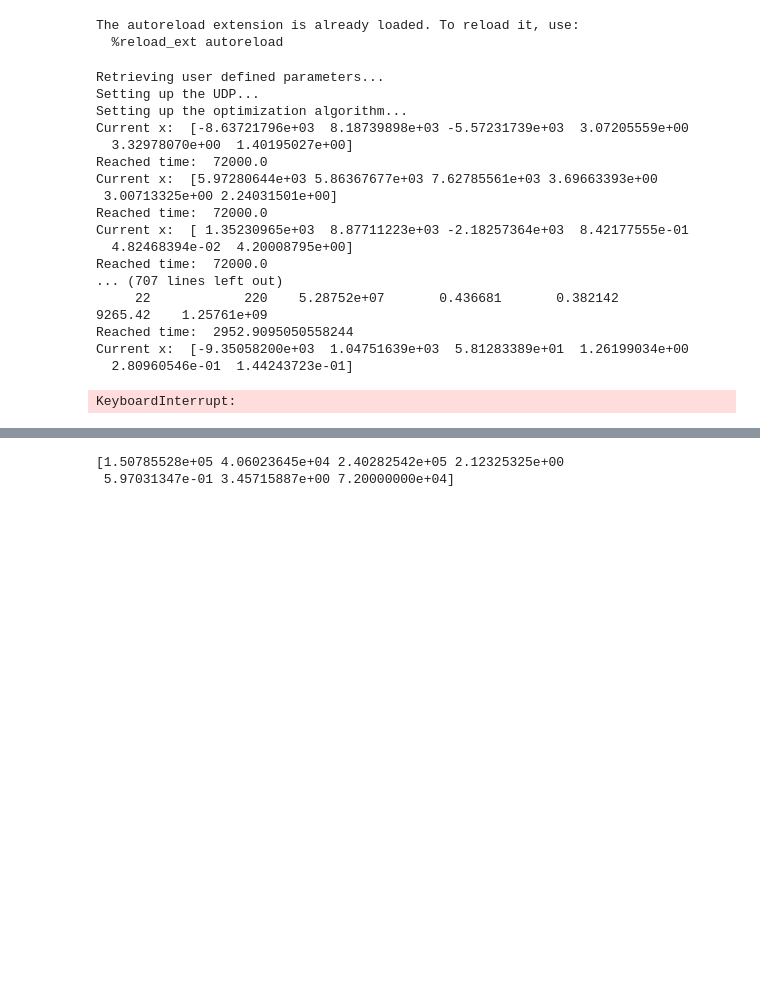
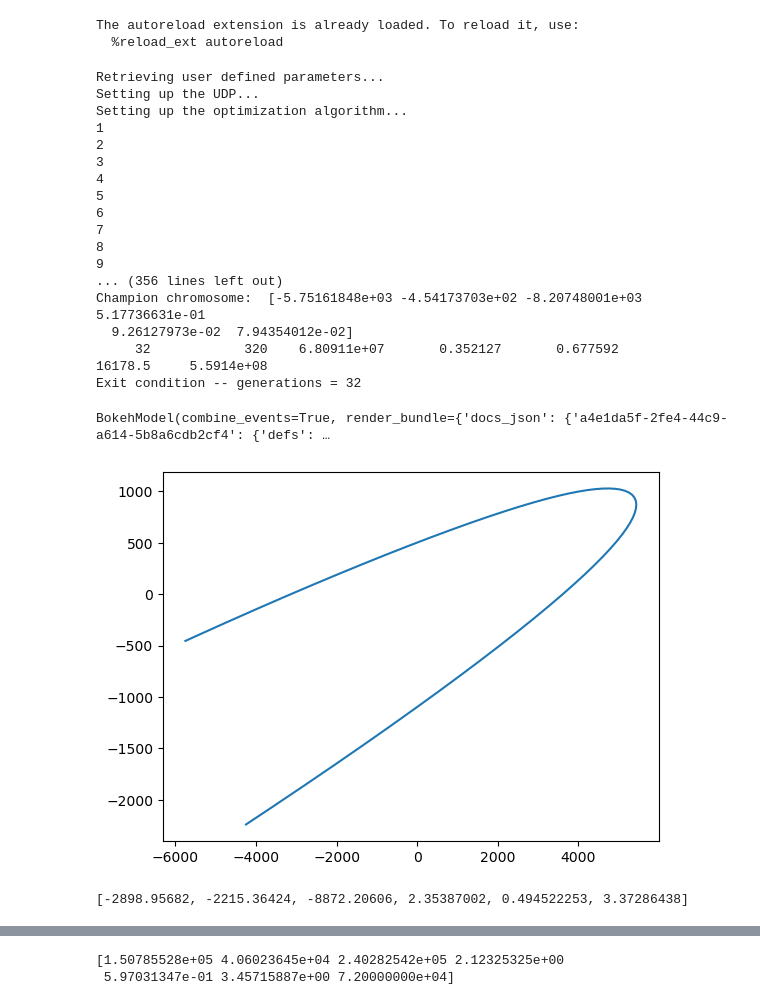
Before and after one commit to rasmusmarak/TOSS, a Jupyter notebook: Introductory Tests/traj_opt.ipynb, the cells around one changed output, grey strips where cells are left out. Saved outputs shown, nothing was run; the diff lists cells and outputs as text; code cells hidden in the pictures; blank space fills up the shorter version.

Commit message:
working version and reduced time complexity >3x.

```diff
--- a/Introductory Tests/traj_opt.ipynb
+++ b/Introductory Tests/traj_opt.ipynb
@@ -83,49 +83,54 @@ def run():
     print("Champion fitness value: ", pop.champion_f)
     print("Champion chromosome: ", pop.champion_x)
 
     # Retrieving champion chromosome
     x = pop.champion_x
 
     # Compute optimized trajectory
-    _, trajectory_info  = udp.compute_trajectory(x)
+    trajectory_info, _, _  = udp.compute_trajectory(x)
 
     # Plot optimized trajectory
     udp.plot_trajectory(trajectory_info[0:3,:])
 
     plt.plot(trajectory_info[0,:],trajectory_info[1,:])
 
 def main():
     run()
 
 if __name__ == "__main__":
     cProfile.run("main()", "output.dat")
 
     with open("output_time.txt", "w") as f:
         p = pstats.Stats("output.dat", stream=f)
         p.sort_stats("time").print_stats()
 
     with open("output_calls.txt", "w") as f:
         p = pstats.Stats("output.dat", stream=f)
         p.sort_stats("calls").print_stats()
 # %% [output]
 Retrieving user defined parameters...
 Setting up the UDP...
 Setting up the optimization algorithm...
-Current x:  [-8.63721796e+03  8.18739898e+03 -5.57231739e+03  3.07205559e+00
-  3.32978070e+00  1.40195027e+00]
-Reached time:  72000.0
-Current x:  [5.97280644e+03 5.86367677e+03 7.62785561e+03 3.69663393e+00
- 3.00713325e+00 2.24031501e+00]
-Reached time:  72000.0
-Current x:  [ 1.35230965e+03  8.87711223e+03 -2.18257364e+03  8.42177555e-01
-  4.82468394e-02  4.20008795e+00]
-Reached time:  72000.0
-... (707 lines left out)
-     22            220    5.28752e+07       0.436681       0.382142        9265.42    1.25761e+09
-Reached time:  2952.9095050558244
-Current x:  [-9.35058200e+03  1.04751639e+03  5.81283389e+01  1.26199034e+00
-  2.80960546e-01  1.44243723e-01]
+1
+2
+3
+4
+5
+6
+7
+8
+9
+... (356 lines left out)
+Champion chromosome:  [-5.75161848e+03 -4.54173703e+02 -8.20748001e+03  5.17736631e-01
+  9.26127973e-02  7.94354012e-02]
+     32            320    6.80911e+07       0.352127       0.677592        16178.5     5.5914e+08
+Exit condition -- generations = 32
-KeyboardInterrupt:
+BokehModel(combine_events=True, render_bundle={'docs_json': {'a4e1da5f-2fe4-44c9-a614-5b8a6cdb2cf4': {'defs': …
+[figure, added]
+# %%
+print(x)
+# %% [output]
+[-2898.95682, -2215.36424, -8872.20606, 2.35387002, 0.494522253, 3.37286438]
 # %%
 [-2.89895682e+03 -2.21536424e+03 -8.87220606e+03  2.35387002e+00
   4.94522253e-01  3.37286438e+00]
```
Also changed, not shown: parts of 3 cells of this notebook, 3 other files.
